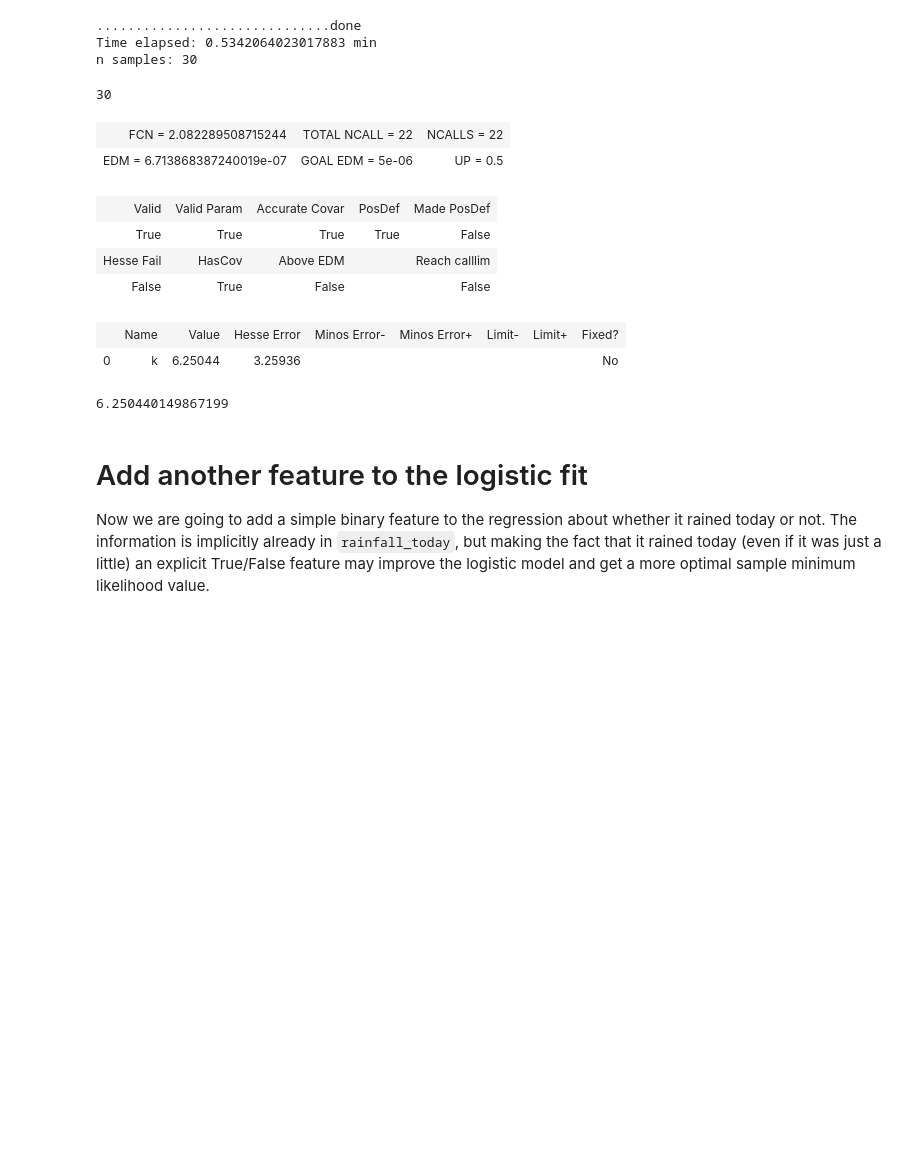
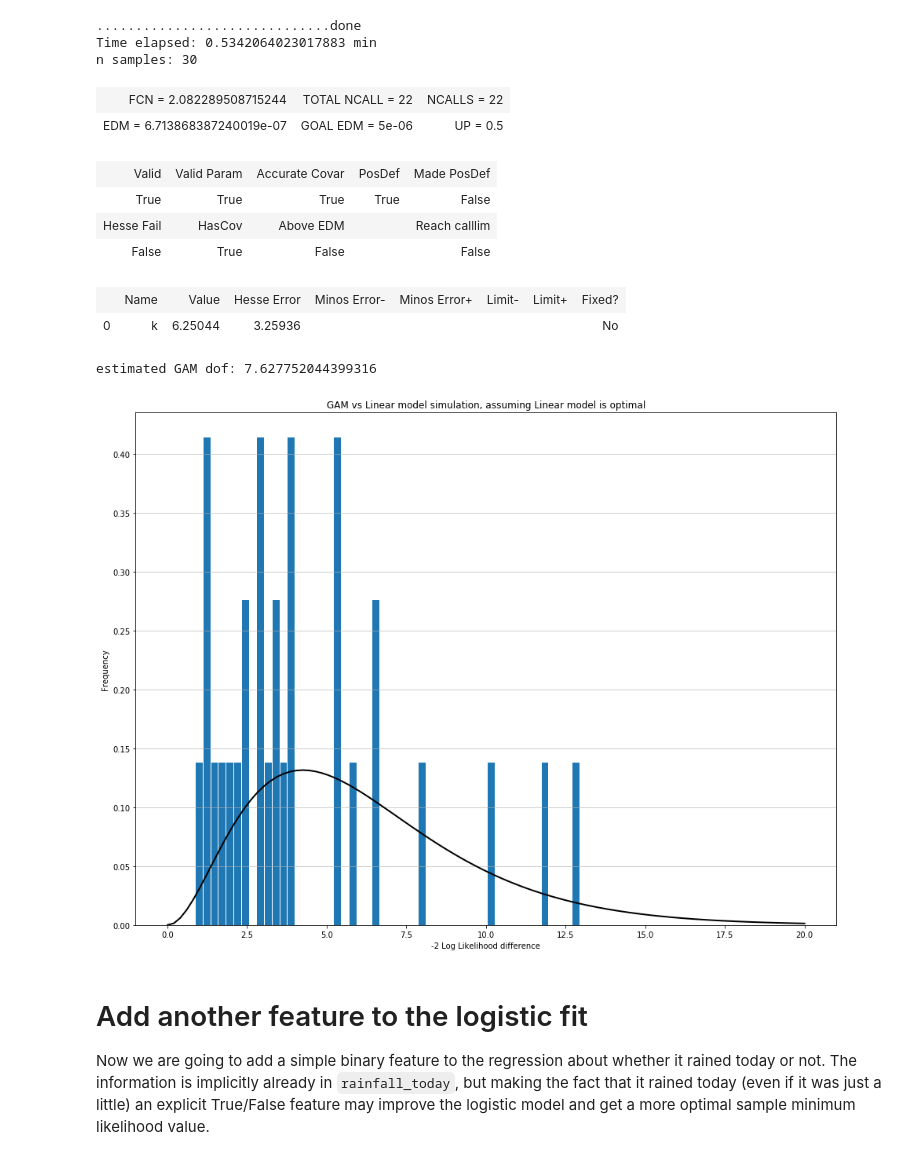
Before and after one commit to bhaney/snoq_rainfall, a Jupyter notebook: Logistic_regression_rainfall_prediction.ipynb, the cells around one changed output. Drawn from its saved outputs; the diff is of its cells as text; code cells hidden in the pictures; blank space fills up the shorter version.

```diff
--- a/Logistic_regression_rainfall_prediction.ipynb
+++ b/Logistic_regression_rainfall_prediction.ipynb
@@ -444,9 +444,8 @@ from probfit import UnbinnedLH, chisquared
 unbinned_likelihood = UnbinnedLH(chisquared, likelihood_differences[0])
 minuit = Minuit(unbinned_likelihood, k=2)
 minuit.migrad()
-minuit.values.values()[0]
+dof = minuit.values.values()[0]
 # %% [output]
-30
 | FCN = 2.082289508715244 | TOTAL NCALL = 22 | NCALLS = 22 |
 | EDM = 6.713868387240019e-07 | GOAL EDM = 5e-06 | UP = 0.5 |
 | Valid | Valid Param | Accurate Covar | PosDef | Made PosDef |
@@ -455,23 +454,25 @@ minuit.values.values()[0]
 | False | True | False |  | False |
 |  | Name | Value | Hesse Error | Minos Error- | Minos Error+ | Limit- | Limit+ | Fixed? |
 | 0 | k | 6.25044 | 3.25936 |  |  |  |  | No |
-6.250440149867199
 # %%
 #create a chi2 distribution
 from scipy.stats import chi2
 estimate_gam_dof = sum(gam.statistics_['edof_per_coef'])
 print('estimated GAM dof: {}'.format(estimate_gam_dof))
-rv = chi2(estimate_gam_dof-2)
+rv = chi2(dof)
 x_chi2 = np.linspace(0,20,100)
 # plot a histogram of the differences in likelihood, with the original sample one overlayed
 plt.close('all')
 plt.figure(figsize=(16,12))
 plt.hist(likelihood_differences, bins=50, rwidth=0.9, normed=True)
 plt.plot(x_chi2, rv.pdf(x_chi2), 'k-', lw=2)
 plt.title('GAM vs Linear model simulation, assuming Linear model is optimal')
 plt.xlabel('-2 Log Likelihood difference')
 plt.ylabel('Frequency')
 plt.grid(axis='y', alpha=0.75)
+# %% [output]
+estimated GAM dof: 7.627752044399316
+[figure, added]
 # %%
 # calculate a p-value from the histogram.
 sample_difference = calculate_2ll_diff(X,Y)
```
